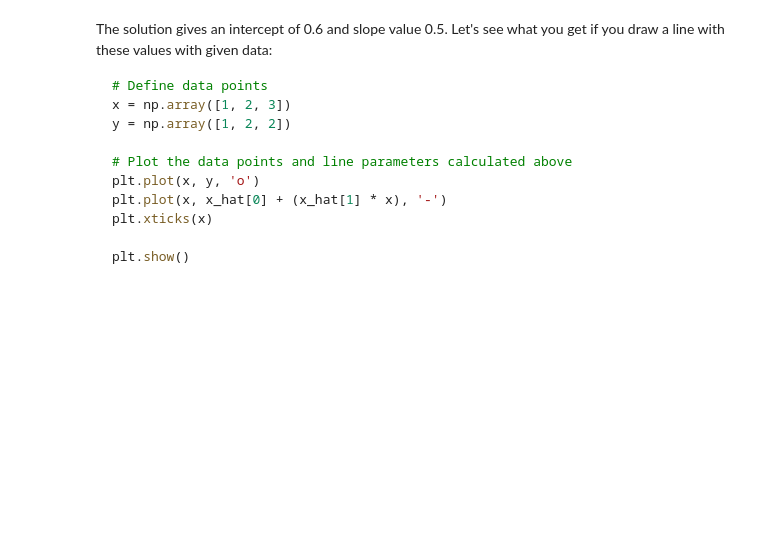
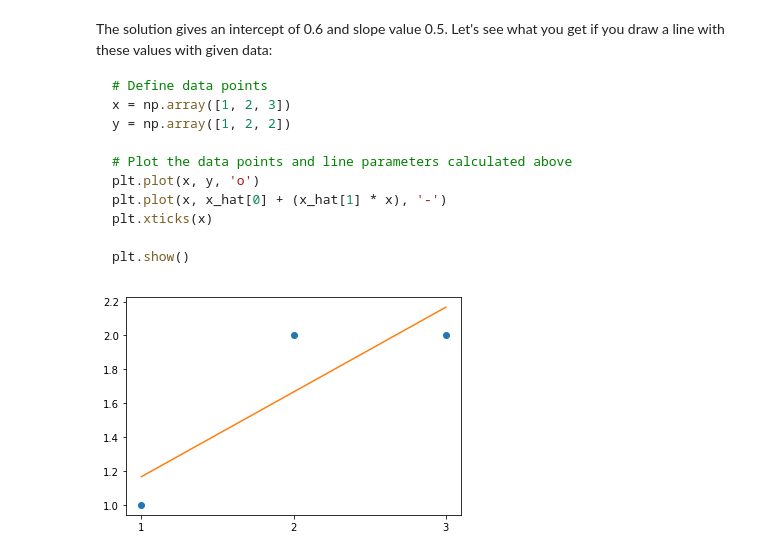
Before and after one commit to Marissa841/dsc-linalg-regression-codealong, a Jupyter notebook: index.ipynb, the cells around one changed output. Saved outputs shown, nothing was run; the diff lists cells and outputs as text; code cells hidden in the pictures; blank space fills up the shorter version.

Commit message:
Update linalg regression codealong

```diff
--- a/index.ipynb
+++ b/index.ipynb
@@ -215,0 +227,11 @@ x_hat
+# %%
+# Code here
+
+X = np.array([[1, 1], [1, 2], [1, 3]])
+y = np.array([1, 2, 2])
+Xt = X.T
+XtX = Xt.dot(X)
+XtX_inv = np.linalg.inv(XtX)
+Xty = Xt.dot(y)
+x_hat = XtX_inv.dot(Xty)
+x_hat
@@ -233,3 +255,16 @@ plt.show()
+# %%
+# Code here
+
+x = np.array([1, 2, 3])
+y = np.array([1, 2, 2])
+
+plt.plot(x, y, 'o')
+plt.plot(x, x_hat[0] + (x_hat[1] * x), '-')
+plt.xticks(x)
+
+plt.show()
+# %% [output]
+[figure, added]
 # %% [markdown]
 There you have it, an approximated line function! Just like the one you saw with `polyfit()`, by using simple matrix algebra.
 
```
Also changed, not shown: parts of 5 cells of this notebook.
